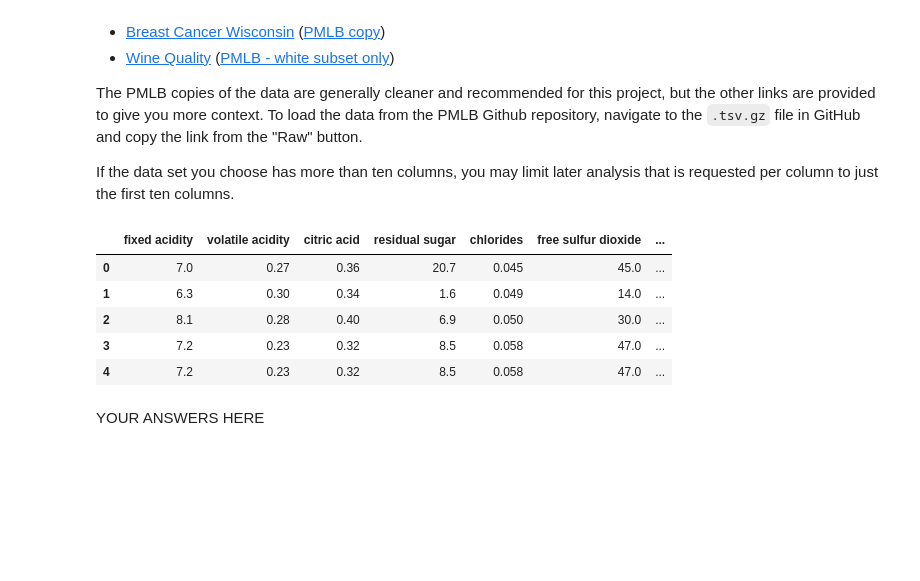
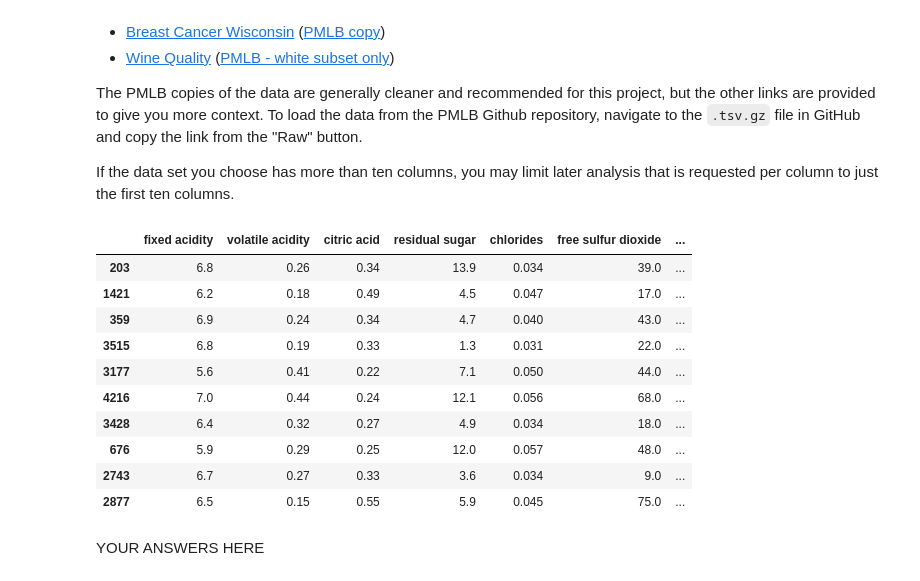
Before and after one commit to brittanygenzmann/dx601-final-project, a Jupyter notebook: project.ipynb, the cells around one changed output. Saved outputs shown, nothing was run; the diff lists cells and outputs as text; code cells hidden in the pictures; blank space fills up the shorter version.

```diff
--- a/project.ipynb
+++ b/project.ipynb
@@ -75,14 +75,19 @@ If the data set you choose has more than ten columns, you may limit later analys
 # %%
 # YOUR CODE HERE
 wine = pd.read_csv("https://github.com/EpistasisLab/pmlb/raw/refs/heads/master/datasets/wine_quality_white/wine_quality_white.tsv.gz", sep="\t")
-wine.head() #this shows just the first few rows of a dataset
+wine.sample(n=10) #this shows just the first few rows of a dataset
 # %% [output]
 |  | fixed acidity | volatile acidity | citric acid | residual sugar | chlorides | free sulfur dioxide | ... |
-| 0 | 7.0 | 0.27 | 0.36 | 20.7 | 0.045 | 45.0 | ... |
-| 1 | 6.3 | 0.30 | 0.34 | 1.6 | 0.049 | 14.0 | ... |
-| 2 | 8.1 | 0.28 | 0.40 | 6.9 | 0.050 | 30.0 | ... |
-| 3 | 7.2 | 0.23 | 0.32 | 8.5 | 0.058 | 47.0 | ... |
-| 4 | 7.2 | 0.23 | 0.32 | 8.5 | 0.058 | 47.0 | ... |
+| 203 | 6.8 | 0.26 | 0.34 | 13.9 | 0.034 | 39.0 | ... |
+| 1421 | 6.2 | 0.18 | 0.49 | 4.5 | 0.047 | 17.0 | ... |
+| 359 | 6.9 | 0.24 | 0.34 | 4.7 | 0.040 | 43.0 | ... |
+| 3515 | 6.8 | 0.19 | 0.33 | 1.3 | 0.031 | 22.0 | ... |
+| 3177 | 5.6 | 0.41 | 0.22 | 7.1 | 0.050 | 44.0 | ... |
+| 4216 | 7.0 | 0.44 | 0.24 | 12.1 | 0.056 | 68.0 | ... |
+| 3428 | 6.4 | 0.32 | 0.27 | 4.9 | 0.034 | 18.0 | ... |
+| 676 | 5.9 | 0.29 | 0.25 | 12.0 | 0.057 | 48.0 | ... |
+| 2743 | 6.7 | 0.27 | 0.33 | 3.6 | 0.034 | 9.0 | ... |
+| 2877 | 6.5 | 0.15 | 0.55 | 5.9 | 0.045 | 75.0 | ... |
 # %% [markdown]
 YOUR ANSWERS HERE
 # %% [markdown]
```
